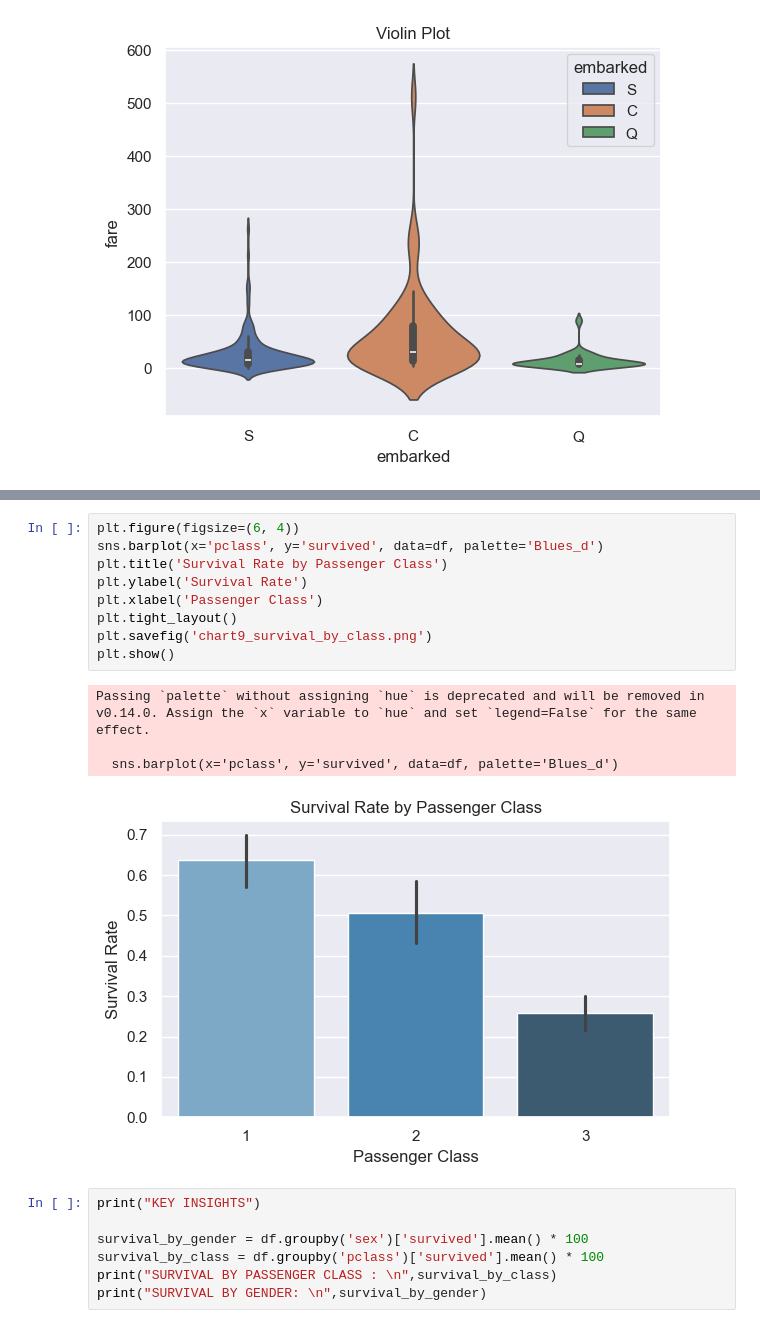
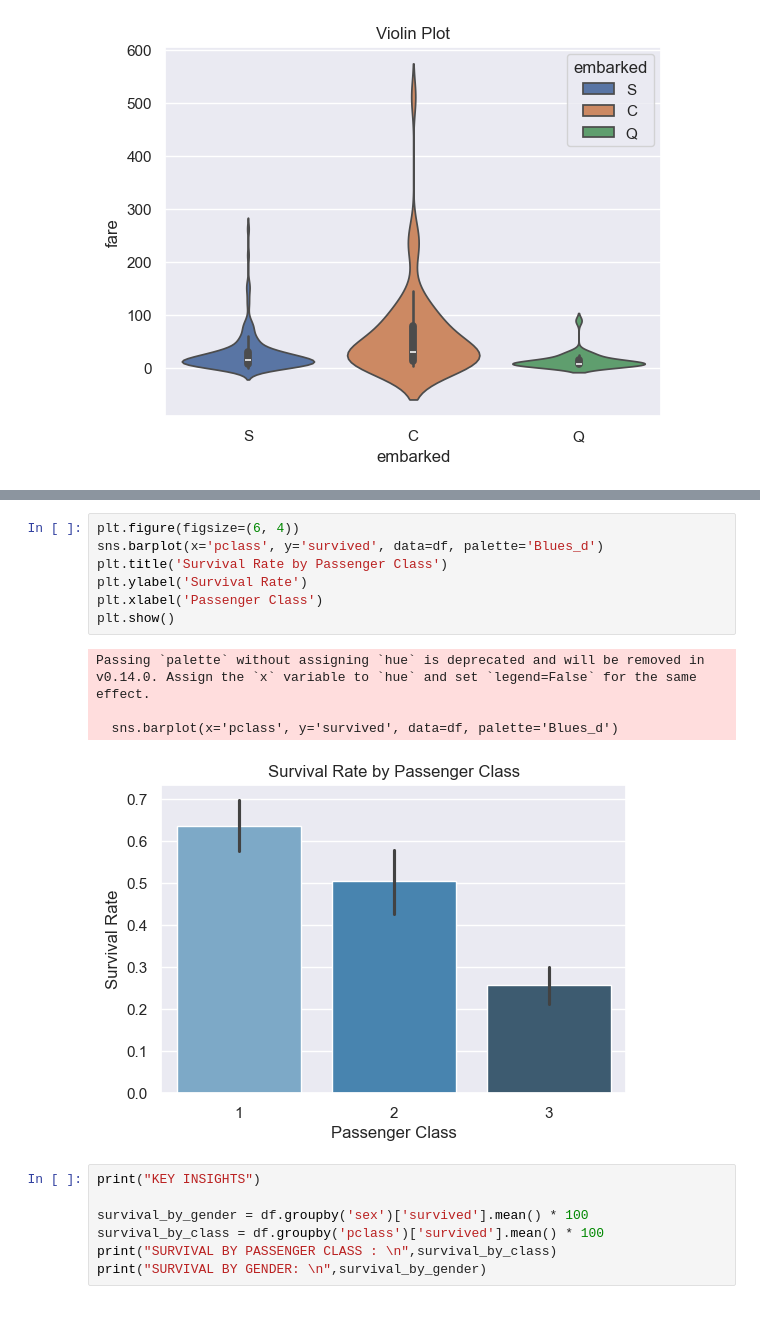
Before and after one commit to Gaurav5791/DATA-SCIENCE-Project-1, a Jupyter notebook: Untitled12.ipynb, the cells around one changed output, grey strips where cells are left out. Cells and saved outputs as stored; diff of their text form.

```diff
--- a/Untitled12.ipynb
+++ b/Untitled12.ipynb
@@ -404,17 +393,15 @@ Passing `palette` without assigning `hue` is deprecated and will be removed in v
 # %%
 plt.figure(figsize=(6, 4))
 sns.barplot(x='pclass', y='survived', data=df, palette='Blues_d')
 plt.title('Survival Rate by Passenger Class')
 plt.ylabel('Survival Rate')
 plt.xlabel('Passenger Class')
-plt.tight_layout()
-plt.savefig('chart9_survival_by_class.png')
 plt.show()
 # %% [output]
 Passing `palette` without assigning `hue` is deprecated and will be removed in v0.14.0. Assign the `x` variable to `hue` and set `legend=False` for the same effect.
 
   sns.barplot(x='pclass', y='survived', data=df, palette='Blues_d')
-[figure, old version]
+[figure, new version]
 # %%
 print("KEY INSIGHTS")
 
```
Also changed, not shown: parts of 6 cells of this notebook, 7 other files.
